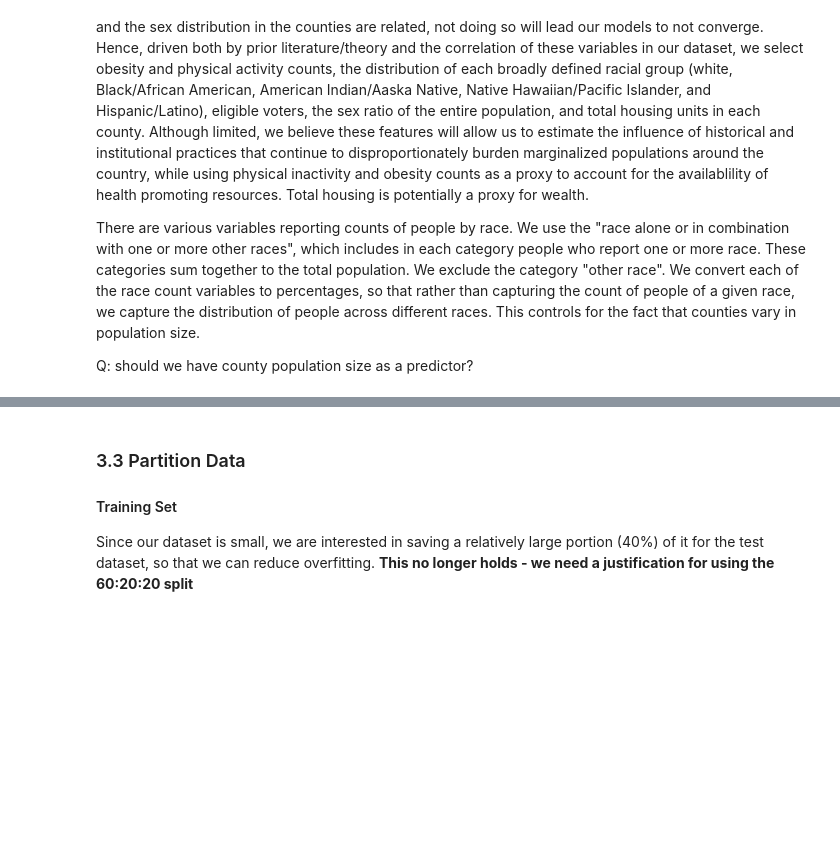
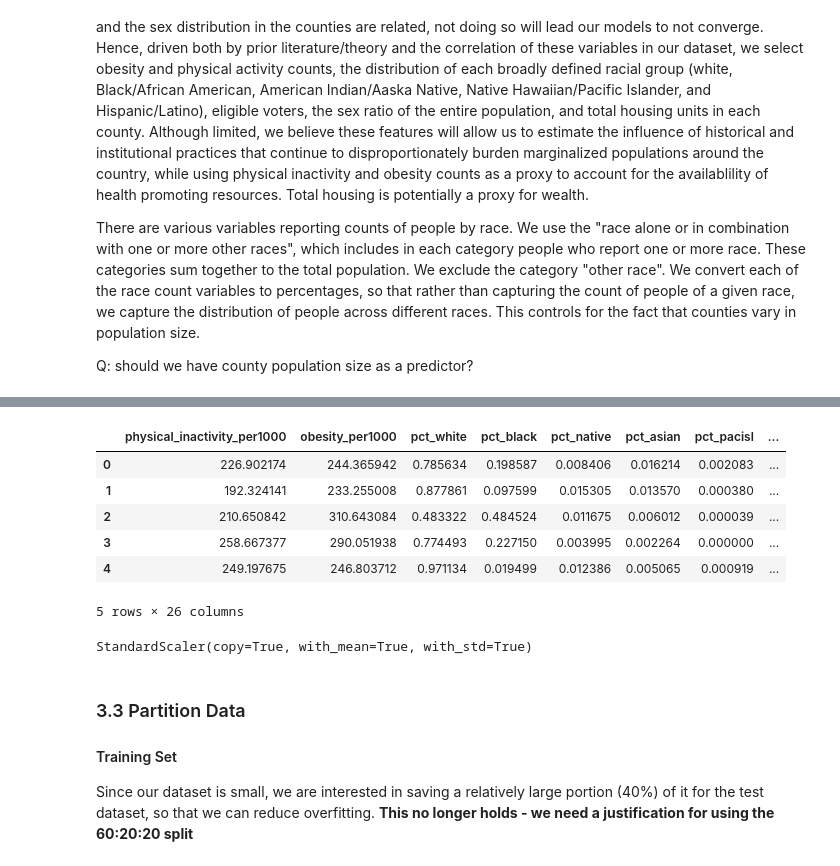
Before and after one commit to yaelnidam/CSS_Project2_Team1_Fall2020, a Jupyter notebook: project2.ipynb, the cells around one changed output, grey strips where cells are left out. Saved outputs shown, nothing was run; the diff lists cells and outputs as text; code cells hidden in the pictures; blank space fills up the shorter version.

```diff
--- a/project2.ipynb
+++ b/project2.ipynb
@@ -306,0 +487,31 @@ Y1 = diabetes_clean['diabetes_binary'] # for logistic regression
+# %%
+
+
+diabetes_clean2 = diabetes_clean[['diabetes_per1000',
+                                 'physical_inactivity_per1000',
+                                 'obesity_per1000','diabetes_binary',
+                                 'pct_white',
+                                 'pct_black',
+                                 'pct_native',
+                                 'pct_asian',
+                                 'pct_pacisl',
+                                 'pct_other',
+                                 'pct_hispan',
+                                 'pct_under5',
+                                 'pct_5_to_9',
+                                 'pct_10_to_14',
+                                 'pct_15_to_19',
+                                 'pct_20_to_24',
+                                 'pct_25_to_34',
+                                 'pct_35_to_44',
+                                 'pct_45_to_54',
+                                 'pct_55_to_59',
+                                 'pct_60_to_64',
+                                 'pct_65_to_74',
+                                 'pct_75_to_84',
+                                 'pct_85_over',
+                                 'pct_male',
+                                 'pct_female',
+                                 'houses_per_capita',
+                                 'citizens_per_capita']]
+diabetes_clean2.head()
@@ -306,0 +526,15 @@ Y1 = diabetes_clean['diabetes_binary'] # for logistic regression
+# %%
+# parse data
+
+X = diabetes_clean2.drop(['diabetes_per1000', 'diabetes_binary'], axis=1)
+Y = diabetes_clean2['diabetes_per1000'] # for all other models
+Y1 = diabetes_clean2['diabetes_binary'] # for logistic regression
+X.head()
+# %% [output]
+|  | physical_inactivity_per1000 | obesity_per1000 | pct_white | pct_black | pct_native | pct_asian | pct_pacisl | ... |
+| 0 | 226.902174 | 244.365942 | 0.785634 | 0.198587 | 0.008406 | 0.016214 | 0.002083 | ... |
+| 1 | 192.324141 | 233.255008 | 0.877861 | 0.097599 | 0.015305 | 0.013570 | 0.000380 | ... |
+| 2 | 210.650842 | 310.643084 | 0.483322 | 0.484524 | 0.011675 | 0.006012 | 0.000039 | ... |
+| 3 | 258.667377 | 290.051938 | 0.774493 | 0.227150 | 0.003995 | 0.002264 | 0.000000 | ... |
+| 4 | 249.197675 | 246.803712 | 0.971134 | 0.019499 | 0.012386 | 0.005065 | 0.000919 | ... |
+5 rows × 26 columns
@@ -307,3 +546,7 @@ Y1 = diabetes_clean['diabetes_binary'] # for logistic regression
+# %%
+X_scaled
+# %% [output]
+StandardScaler(copy=True, with_mean=True, with_std=True)
 # %% [markdown]
 ### 3.3 Partition Data
 
```
Also changed, not shown: parts of 26 cells of this notebook.
